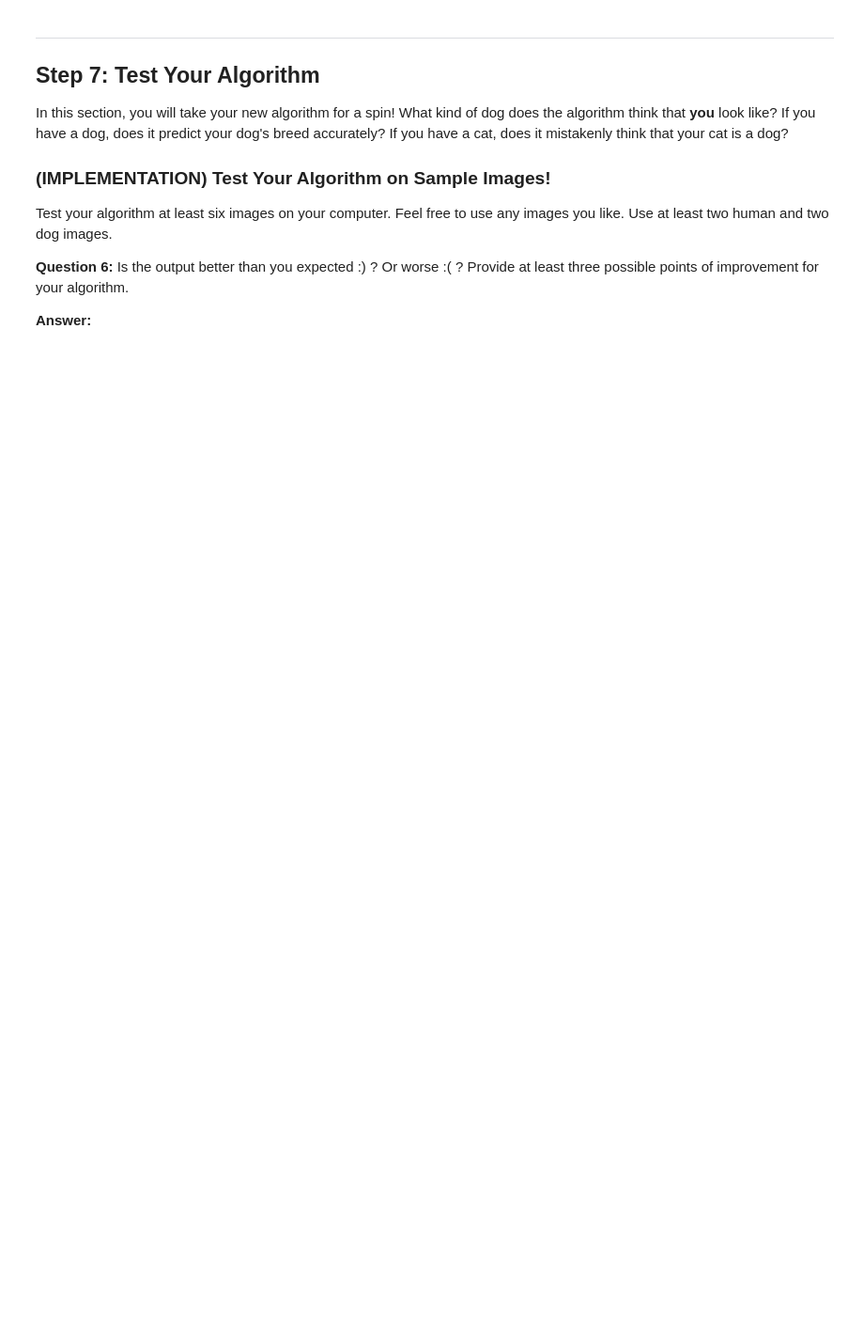
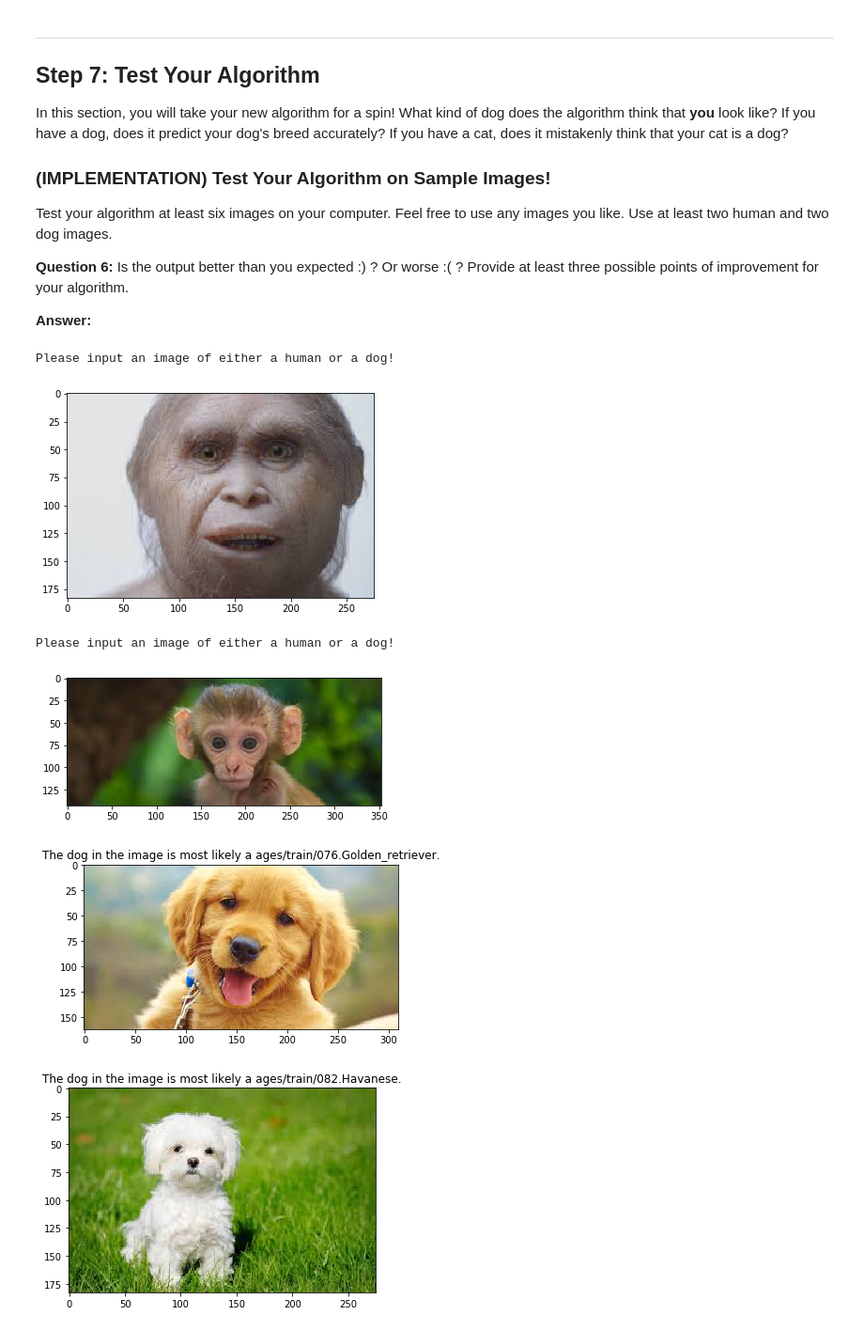
Before and after one commit to geooeg/DogApp, a Jupyter notebook: dog_app.ipynb, the cells around one changed output. Shown at 94% size. Drawn from its saved outputs; the diff is of its cells as text; code cells hidden in the pictures; blank space fills up the shorter version.

```diff
--- a/dog_app.ipynb
+++ b/dog_app.ipynb
@@ -751,8 +819,15 @@ __Answer:__
 # %%
 ## TODO: Execute your algorithm from Step 6 on
 ## at least 6 images on your computer.
 ## Feel free to use as many code cells as needed.
 
-examples = ["images/image1.jpg","images/image2.jpg", "images/image3.jpg","image4.jpg","image5.jpg","images/image6.jpg"]
+examples = ["images/images3.jpg","images/images4.jpg","images/images1.jpg", "images/images2.jpg", "images/images5.jpg", "images/images6.jpg", "images/images8.jpg", "images/images9.jpg", "images/images10.jpg"]
 for i in range (0,6):
-    dog_breed_detector_Xception(examples[i])
+    human_dog_detector_Xception(examples[i])
+# %% [output]
+Please input an image of either a human or a dog!
+[figure, added]
+Please input an image of either a human or a dog!
+[figure, added]
+[figure, added]
+[figure, added]
```
Also changed, not shown: parts of 18 cells of this notebook, 1 other file.
